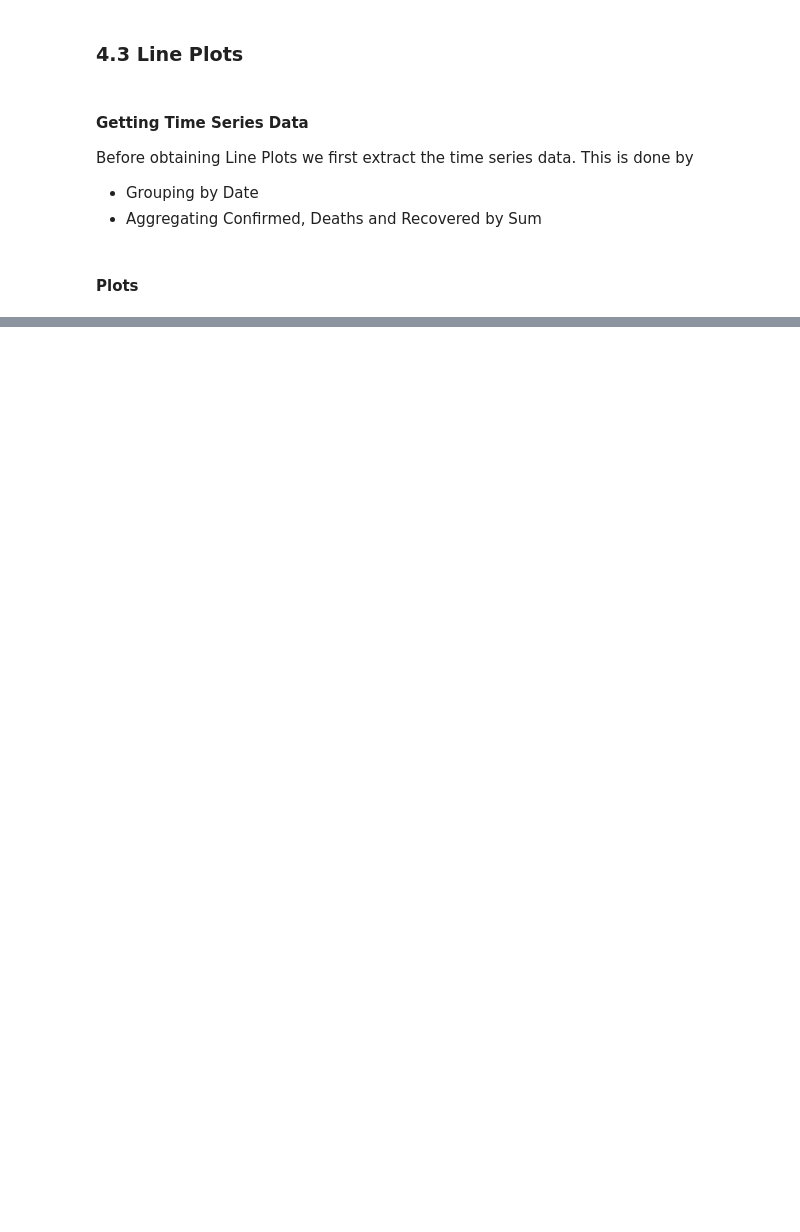
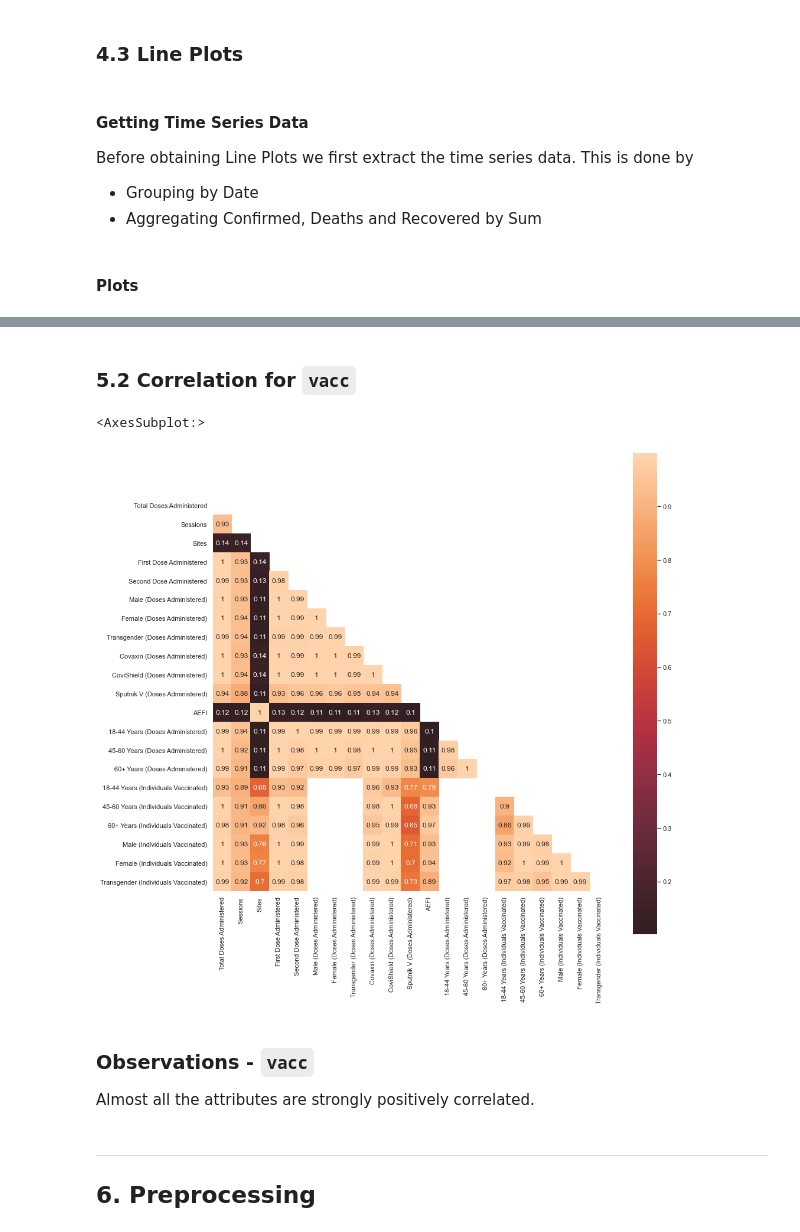
Before and after one commit to Data-Analytics-Project-2021/eda, a Jupyter notebook: eda_india.ipynb, the cells around one changed output, grey strips where cells are left out. Drawn from its saved outputs; the diff is of its cells as text; code cells hidden in the pictures; blank space fills up the shorter version.

```diff
--- a/eda_india.ipynb
+++ b/eda_india.ipynb
@@ -37,5 +69,5 @@ cases
 # %% [markdown]
 ### 1.2  Getting daily state-wise vaccinations for India
 # %%
-vacc = pd.read_csv("india_vaccines_12-10-2021.csv")
+vacc = pd.read_csv("india_vaccines_12-10-2021.csv", index_col=0)
 vacc
@@ -197,2 +535,26 @@ sns.lineplot(data = delta_timeseries, x = "Date", y = "Recovered")
+# %% [markdown]
+### 5.2 Correlation for `vacc`
+# %%
+# Correlation matrix
+corr_vacc = vacc.corr()
+
+# Generate a mask for the upper triangle
+mask = np.triu(np.ones_like(corr_vacc, dtype=bool))
+
+# Set up the matplotlib figure
+f, ax = plt.subplots(figsize=(15, 15))
+
+sns.heatmap(corr_vacc, mask=mask, center=0, square=True, annot=True)
+# %% [output]
+<AxesSubplot:>
+[figure, added]
+# %% [markdown]
+### Observations - `vacc`
+
+Almost all the attributes are strongly positively correlated.
+# %% [markdown]
+***
+<a id='Preprocessing'></a>
+## 6. Preprocessing
 # %% [markdown]
 ***
```
Also changed, not shown: parts of 42 cells of this notebook.
